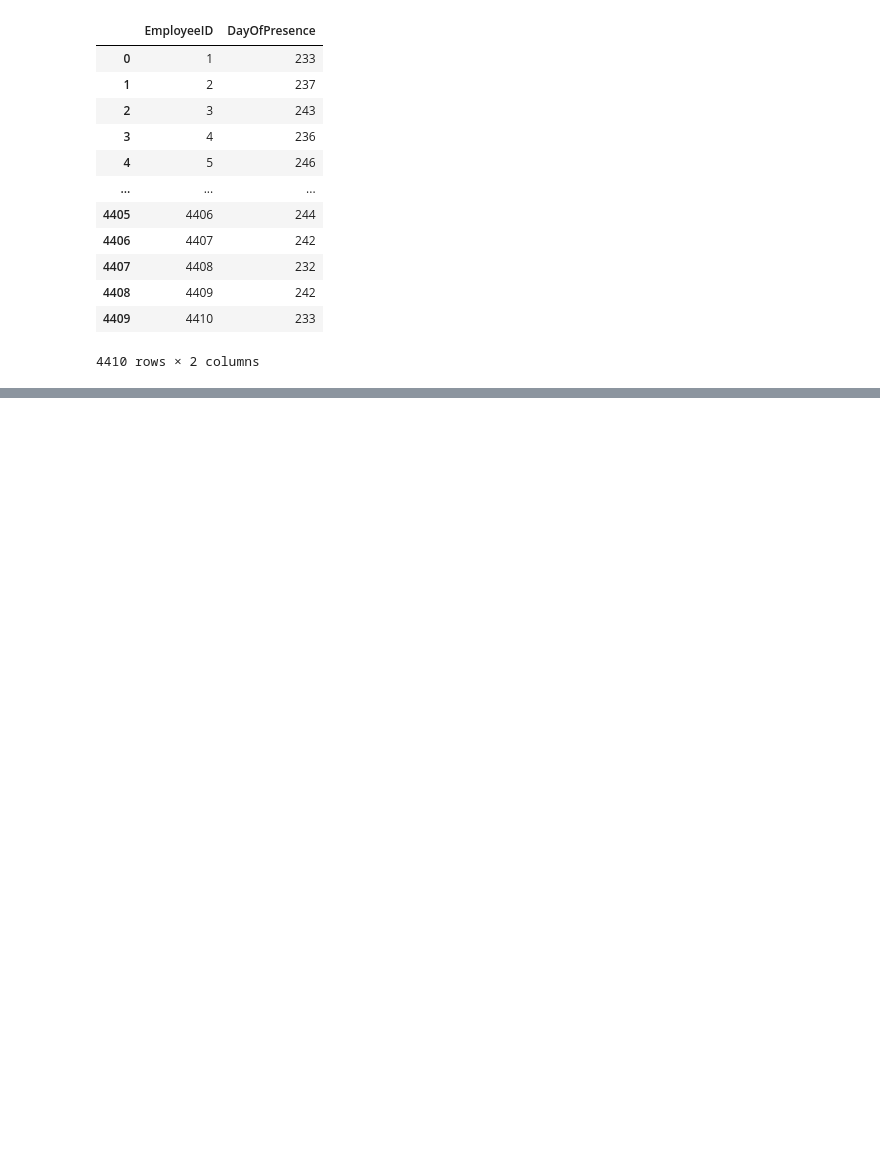
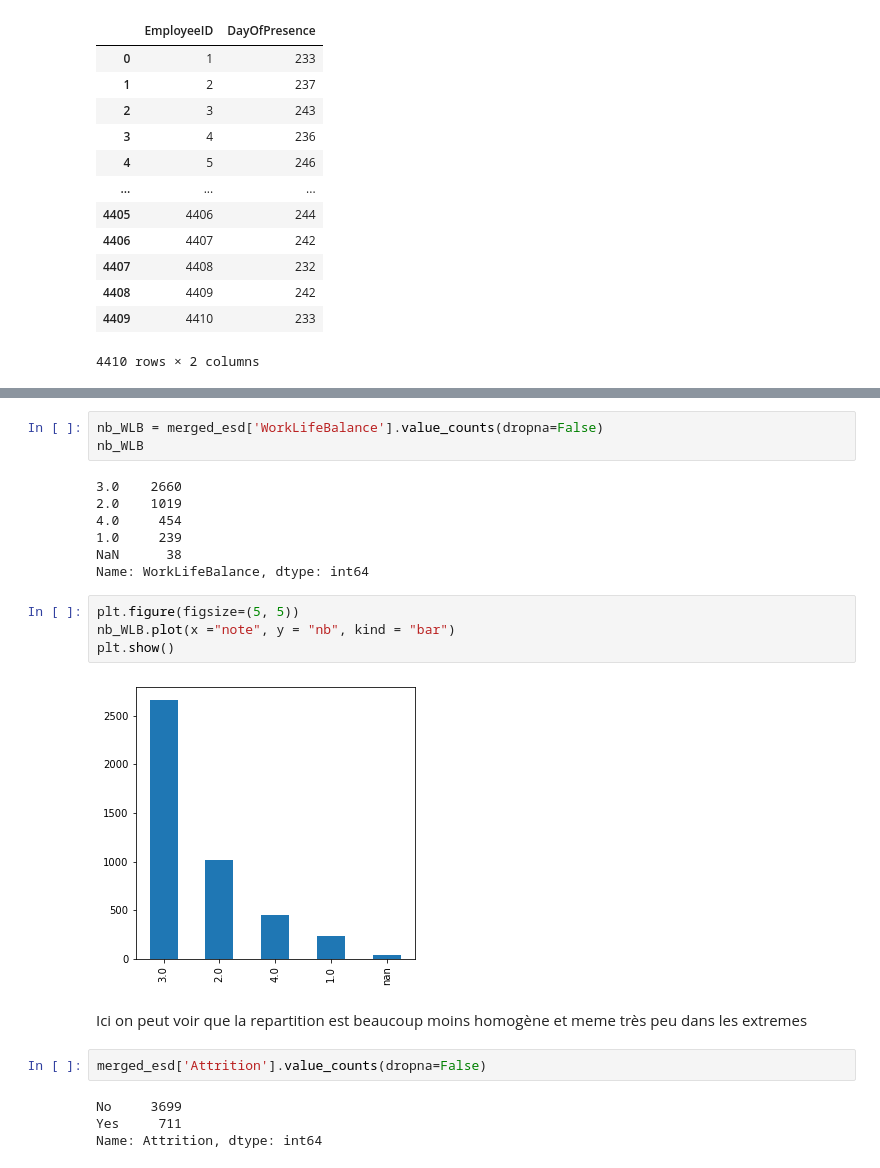
Before and after one commit to Teerath67/Projet-IA, a Jupyter notebook: ProjetIA2.ipynb, the cells around one changed output, grey strips where cells are left out. Cells and saved outputs as stored; diff of their text form; blank space fills up the shorter version.

```diff
--- a/ProjetIA2.ipynb
+++ b/ProjetIA2.ipynb
@@ -478,0 +612,24 @@ general
+# %%
+nb_WLB = merged_esd['WorkLifeBalance'].value_counts(dropna=False)
+nb_WLB
+# %% [output]
+3.0    2660
+2.0    1019
+4.0     454
+1.0     239
+NaN      38
+Name: WorkLifeBalance, dtype: int64
+# %%
+plt.figure(figsize=(5, 5))
+nb_WLB.plot(x ="note", y = "nb", kind = "bar")
+plt.show()
+# %% [output]
+[figure, added]
+# %% [markdown]
+Ici on peut voir que la repartition est beaucoup moins homogène et meme très peu dans les extremes
+# %%
+merged_esd['Attrition'].value_counts(dropna=False)
+# %% [output]
+No     3699
+Yes     711
+Name: Attrition, dtype: int64
```
Also changed, not shown: parts of 19 cells of this notebook.
